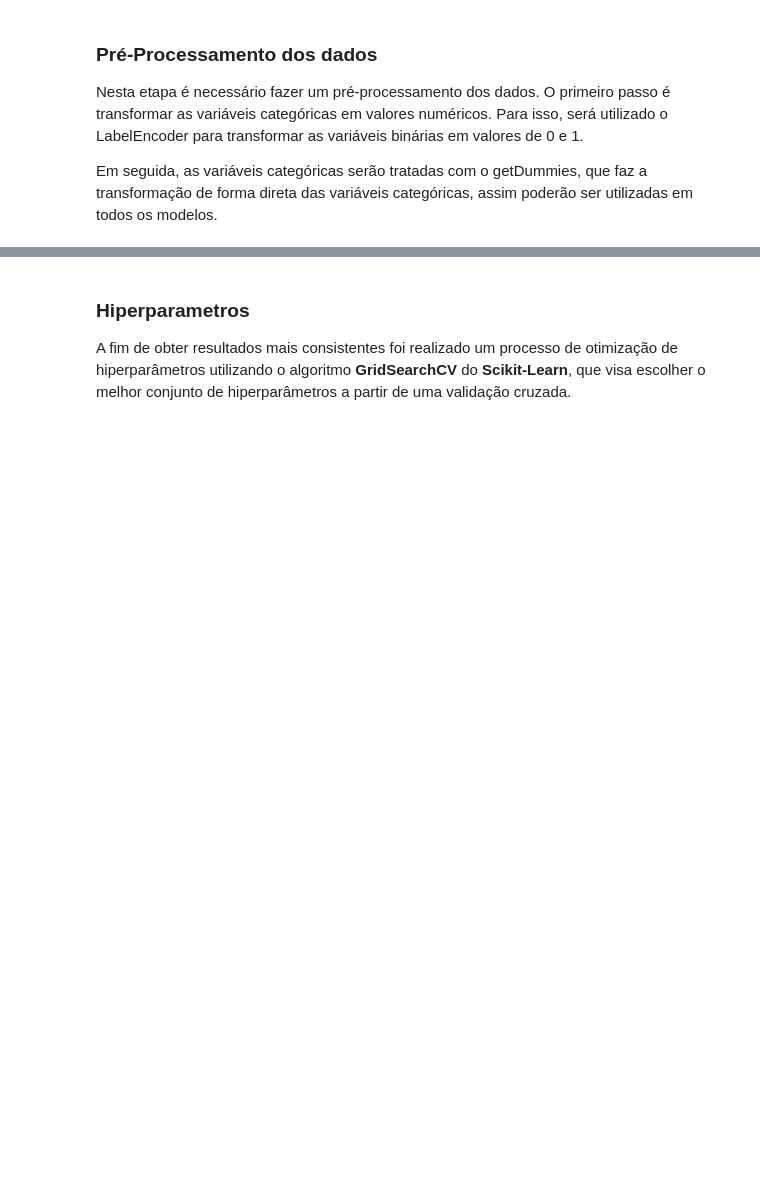
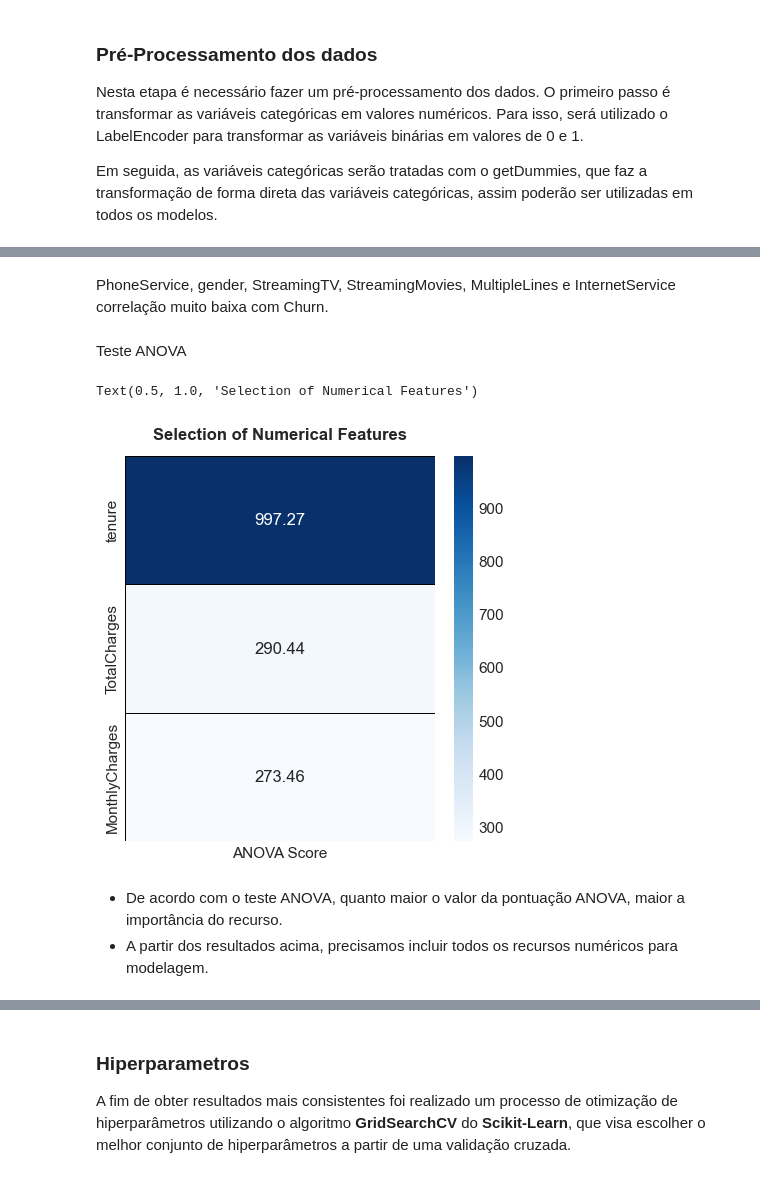
Before and after one commit to maisonhenrique/portifolio, a Jupyter notebook: Churn_Prediction/ChurnPrediction.ipynb, the cells around one changed output, grey strips where cells are left out. Cells and saved outputs as stored; diff of their text form; code cells hidden in the pictures; blank space fills up the shorter version.

```diff
--- a/Churn_Prediction/ChurnPrediction.ipynb
+++ b/Churn_Prediction/ChurnPrediction.ipynb
@@ -485,0 +409,22 @@ Após realizar a validação de todos os modelos, o balanceamento **ADASYN** com
+# %% [markdown]
+PhoneService, gender, StreamingTV, StreamingMovies, MultipleLines e InternetService correlação muito baixa com Churn.
+# %% [markdown]
+ Teste ANOVA
+# %%
+features = df4.loc[:, numerical_features]
+target = df4.loc[:,'Churn']
+
+best_features = SelectKBest(score_func = f_classif, k = 'all')
+fit = best_features.fit(features,target)
+
+featureScores = pd.DataFrame(data = fit.scores_,index = list(features.columns),columns = ['ANOVA Score'])
+
+plt.subplots(figsize = (5,5))
+sns.heatmap(featureScores.sort_values(ascending = False, by = 'ANOVA Score'), annot = True,cmap = 'Blues', linewidths = 0.4, linecolor = 'black',fmt = '.2f')
+plt.title('Selection of Numerical Features')
+# %% [output]
+Text(0.5, 1.0, 'Selection of Numerical Features')
+[figure, added]
+# %% [markdown]
+* De acordo com o teste ANOVA, quanto maior o valor da pontuação ANOVA, maior a importância do recurso.
+* A partir dos resultados acima, precisamos incluir todos os recursos numéricos para modelagem.
```
Also changed, not shown: parts of 53 cells of this notebook.
